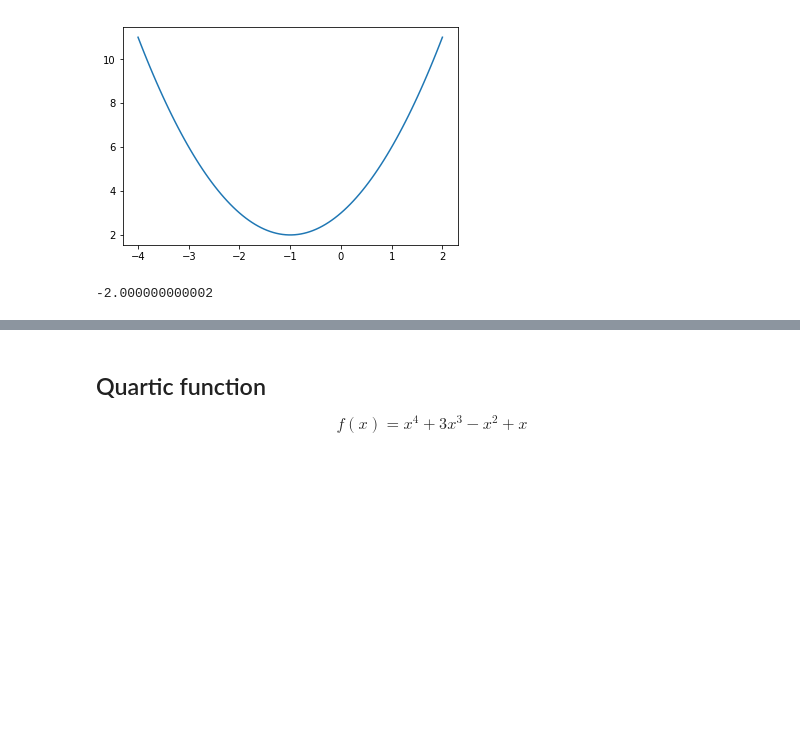
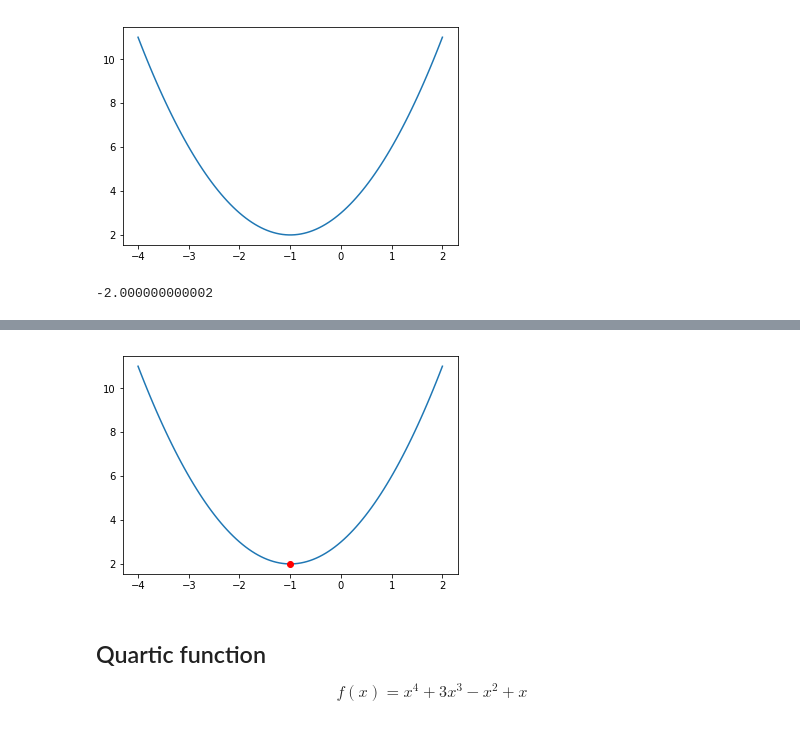
Before and after one commit to takaiwai/deep-learning-for-art-and-design, a Jupyter notebook: 02_optimization_and_differentiation.ipynb, the cells around one changed output, grey strips where cells are left out. Cells and saved outputs as stored; diff of their text form; code cells hidden in the pictures; blank space fills up the shorter version.

Commit message:
Improve visualization for ch 2

```diff
--- a/02_optimization_and_differentiation.ipynb
+++ b/02_optimization_and_differentiation.ipynb
@@ -63,3 +63,9 @@ minimum:  -1.0000000000007636
+# %%
+plt.plot(x1, y1)
+plt.plot([current_x], [function1(current_x)], 'ro')
+plt.show()
+# %% [output]
+[figure, added]
 # %% [markdown]
 ## Quartic function
 
```
Also changed, not shown: parts of 4 cells of this notebook.
